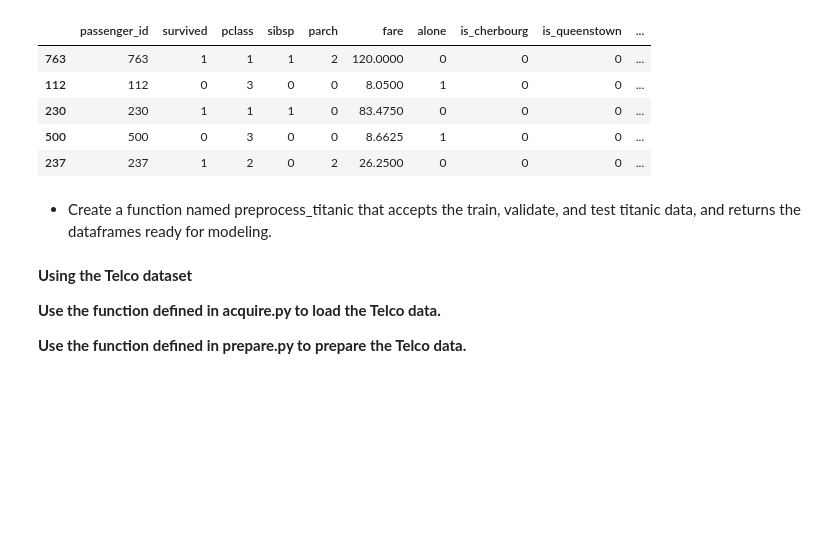
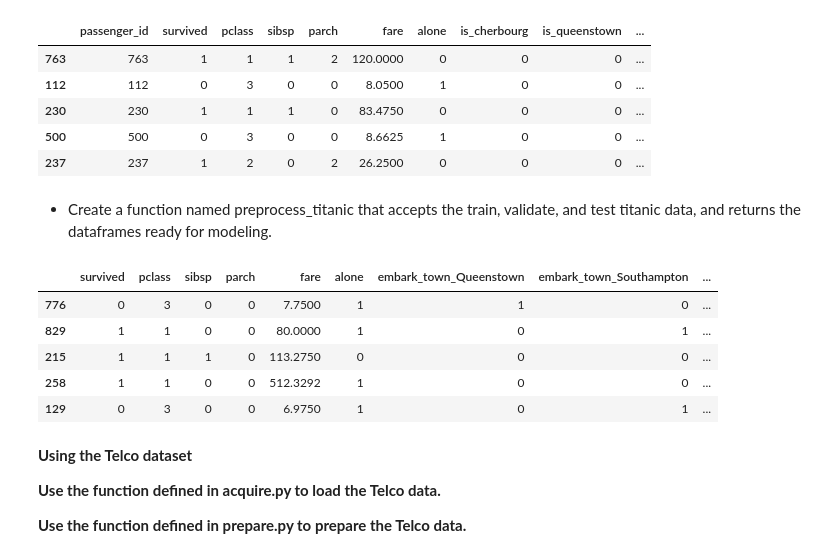
Before and after one commit to Jacob-Ball22/classification-exercises, a Jupyter notebook: modeling.ipynb, the cells around one changed output. Cells and saved outputs as stored; diff of their text form; code cells hidden in the pictures; blank space fills up the shorter version.

```diff
--- a/modeling.ipynb
+++ b/modeling.ipynb
@@ -105,3 +120,17 @@ def preprocess_titanic(train, validate, test):
+# %%
+ttrain_encoded, tval_encoded, ttest_encoded = preprocess_titanic(
+    train,
+    validate,
+    test)
+# %%
+ttrain_encoded.head()
+# %% [output]
+|  | survived | pclass | sibsp | parch | fare | alone | embark_town_Queenstown | embark_town_Southampton | ... |
+| 776 | 0 | 3 | 0 | 0 | 7.7500 | 1 | 1 | 0 | ... |
+| 829 | 1 | 1 | 0 | 0 | 80.0000 | 1 | 0 | 1 | ... |
+| 215 | 1 | 1 | 1 | 0 | 113.2750 | 0 | 0 | 0 | ... |
+| 258 | 1 | 1 | 0 | 0 | 512.3292 | 1 | 0 | 0 | ... |
+| 129 | 0 | 3 | 0 | 0 | 6.9750 | 1 | 0 | 1 | ... |
 # %% [markdown]
 **Using the Telco dataset**
 
```
Also changed, not shown: parts of 6 cells of this notebook, 1 other file.
